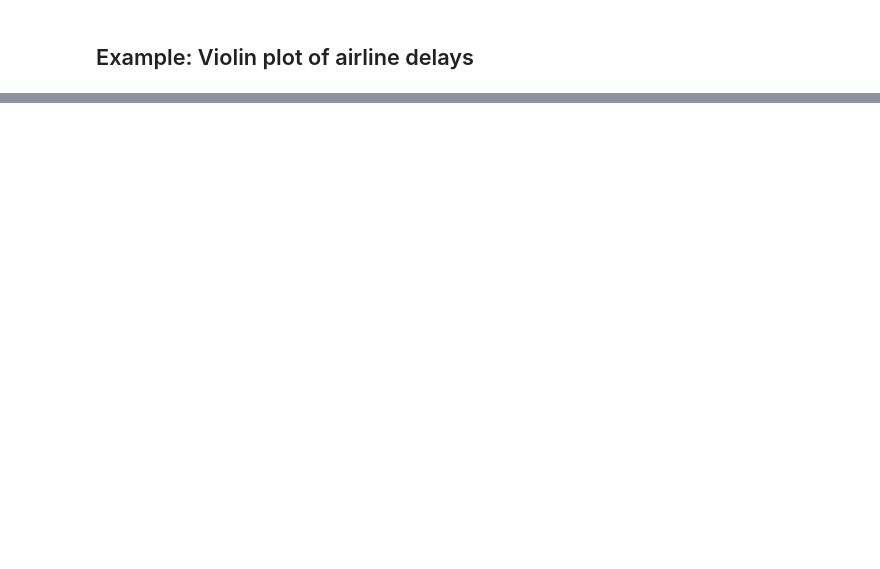
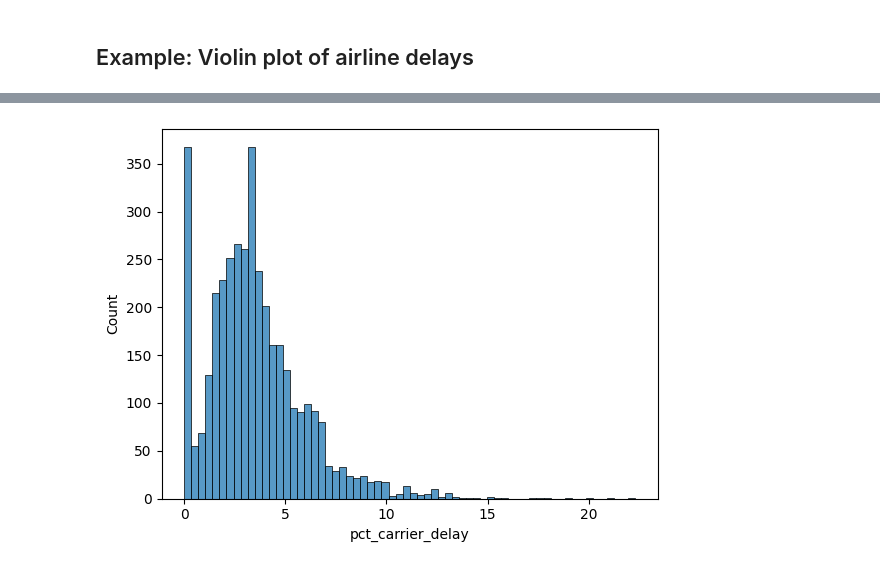
Before and after one commit to andrearaujo111/practical_statistics, a Jupyter notebook: chapter_01_eda.ipynb, the cells around one changed output, grey strips where cells are left out. Saved outputs shown, nothing was run; the diff lists cells and outputs as text; code cells hidden in the pictures; blank space fills up the shorter version.

```diff
--- a/chapter_01_eda.ipynb
+++ b/chapter_01_eda.ipynb
@@ -352,0 +381,7 @@ plt.show()
+# %%
+# Histogram of "Alaska Pct of carrier delay" that shows how violin plot approximates from the distribuition
+aux1 = airline_status.loc[airline_status['airline'] == 'Alaska', 'pct_carrier_delay']
+sns.histplot(aux1)
+plt.show()
+# %% [output]
+[figure, added]
```
Also changed, not shown: parts of 7 cells of this notebook.
